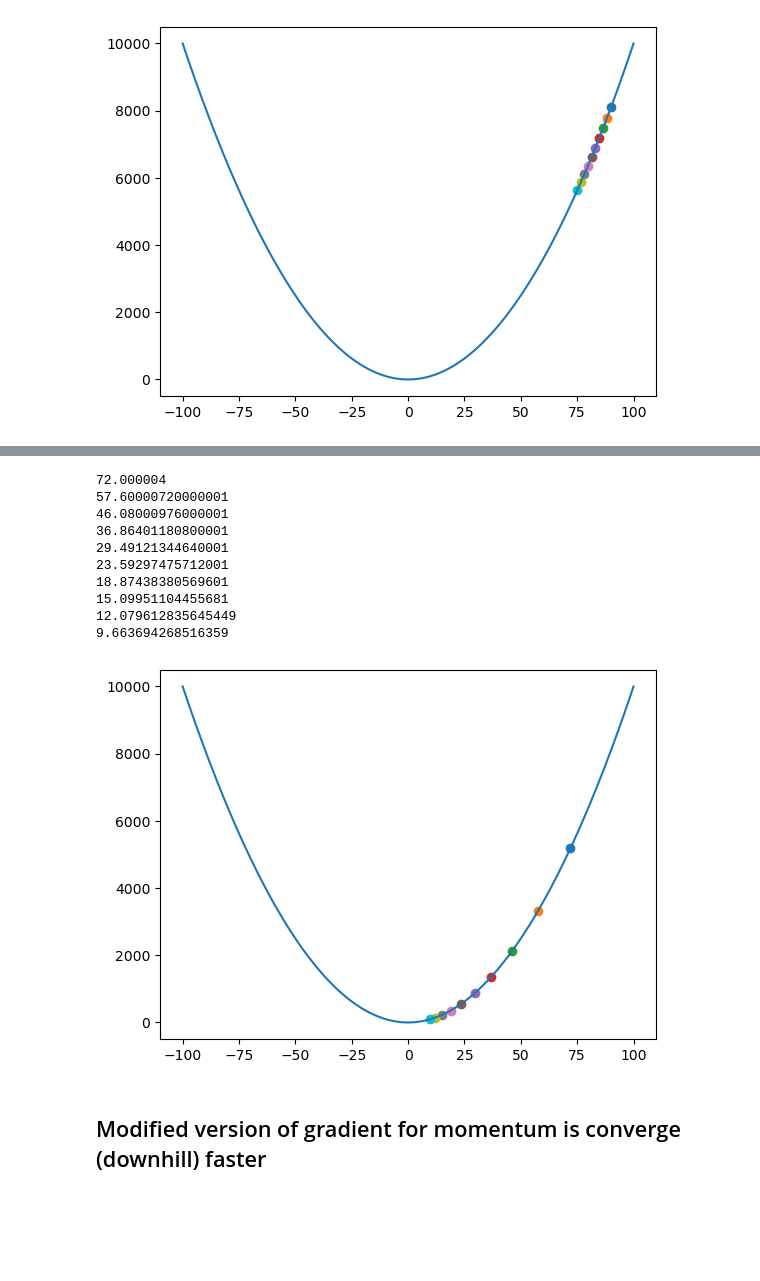
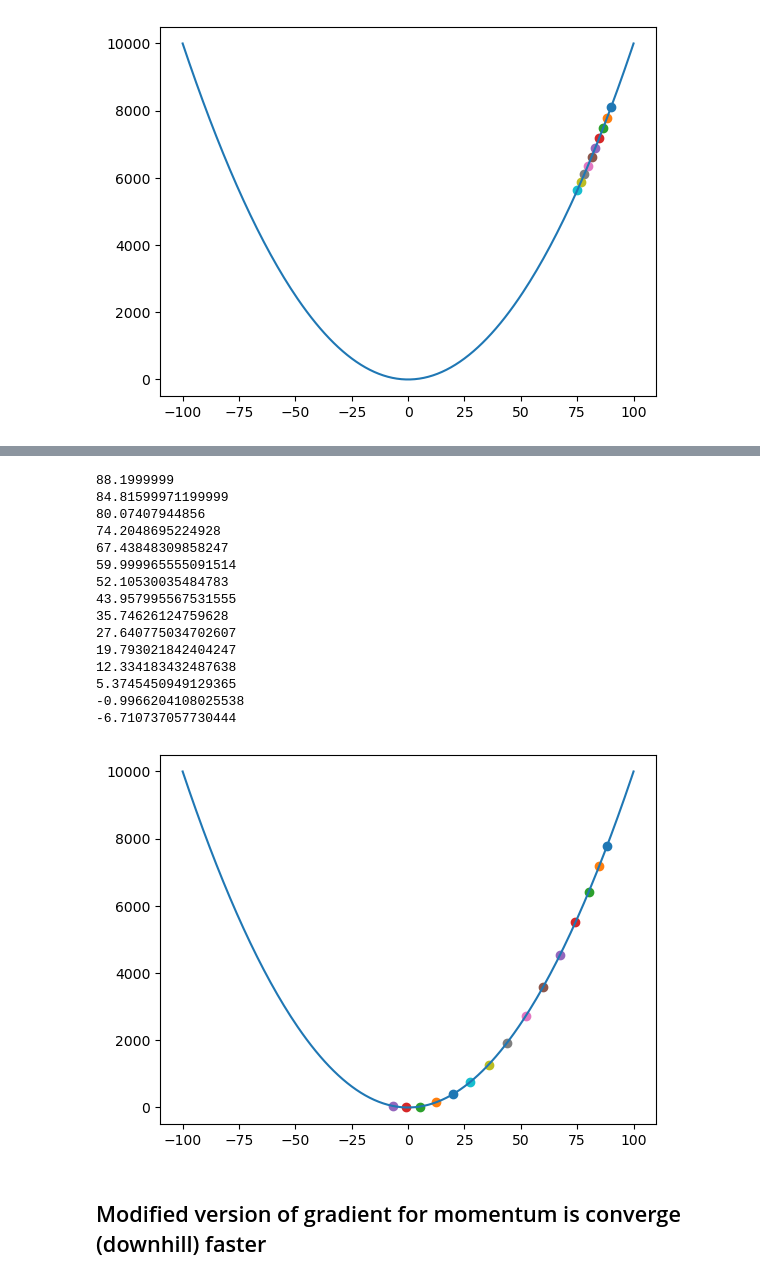
Before and after one commit to Jithendiran/mlTask, a Jupyter notebook: docs/gradient/Momentum.ipynb, the cells around one changed output, grey strips where cells are left out. Cells and saved outputs as stored; diff of their text form; code cells hidden in the pictures; blank space fills up the shorter version.

```diff
--- a/docs/gradient/Momentum.ipynb
+++ b/docs/gradient/Momentum.ipynb
@@ -198,3 +198,18 @@ plt.show()
 75.0372977604523
 73.53655170524326
 [figure]
+# %%
+#with moemntum
+x1 = 90
+ewa = 0
+beta = 0.6
+y1 = fun(x1)
+
+plt.plot(x,y)
+for i in range(10):
+    ewa = (beta * ewa )+ ((1-beta) * x1) # x1 is reduced by 1 - beta percent
+    x1 = grad_dec(ewa,0.01) # here the problem is x1 is already reduced by some percent based on beta value and it is now even reduced based on learning rate. So it is slow
+    y1 = fun(x1)
+    plt.scatter(x1,y1)
+    print(x1)
+plt.show()
@@ -201,14 +228,14 @@ plt.show()
 # %%
-#with moemntum
+#with moemntum and modified gradient
 x1 = 90
 ewa = 0
-beta = 0.6
+beta = 0.9
 y1 = fun(x1)
 
 plt.plot(x,y)
-for i in range(10):
-    ewa = beta * ewa + (1-beta) * x1
-    x1 = grad_dec(ewa,0.01)
+for i in range(15):
+    ewa = (beta * ewa ) + (0.01 * (2 * x1 + 0.00001))
+    x1 -= ewa
     y1 = fun(x1)
     plt.scatter(x1,y1)
     print(x1)
@@ -228,29 +260,35 @@ plt.show()
 # %%
 #with moemntum and modified gradient
 x1 = 90
 ewa = 0
-beta = 0.6
+beta = 0.9
 y1 = fun(x1)
 
 plt.plot(x,y)
-for i in range(10):
-    x1 = (beta * ewa ) + ((1- beta) * (2 * x1 + 0.00001))
+for i in range(15):
+    ewa = (beta * ewa ) - (0.01 * (2 * x1 + 0.00001)) ## see the intermediate sign
+    x1 += ewa ## see the intermediate sign
     y1 = fun(x1)
     plt.scatter(x1,y1)
     print(x1)
 plt.show()
 # %% [output]
-72.000004
-57.60000720000001
-46.08000976000001
-36.86401180800001
-29.49121344640001
-23.59297475712001
-18.87438380569601
-15.09951104455681
-12.079612835645449
-9.663694268516359
+88.1999999
+84.81599971199999
+80.07407944856
+74.2048695224928
+67.43848309858247
+59.999965555091514
+52.10530035484783
+43.957995567531555
+35.74626124759628
+27.640775034702607
+19.793021842404247
+12.334183432487638
+5.3745450949129365
+-0.9966204108025538
+-6.710737057730444
-[figure, old version]
+[figure, new version]
 # %% [markdown]
 ## Modified version of gradient for momentum is converge (downhill) faster
 # %% [markdown]
```
Also changed, not shown: parts of 6 cells of this notebook.
